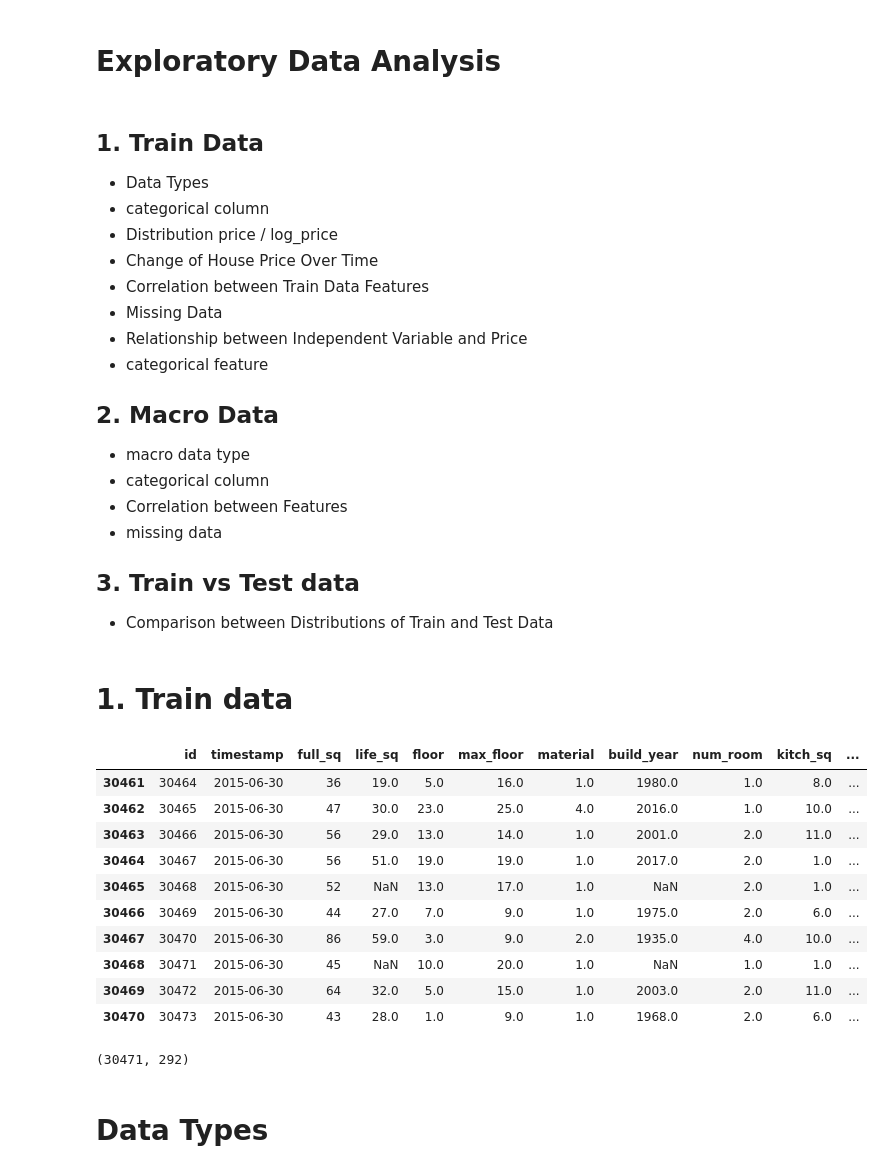
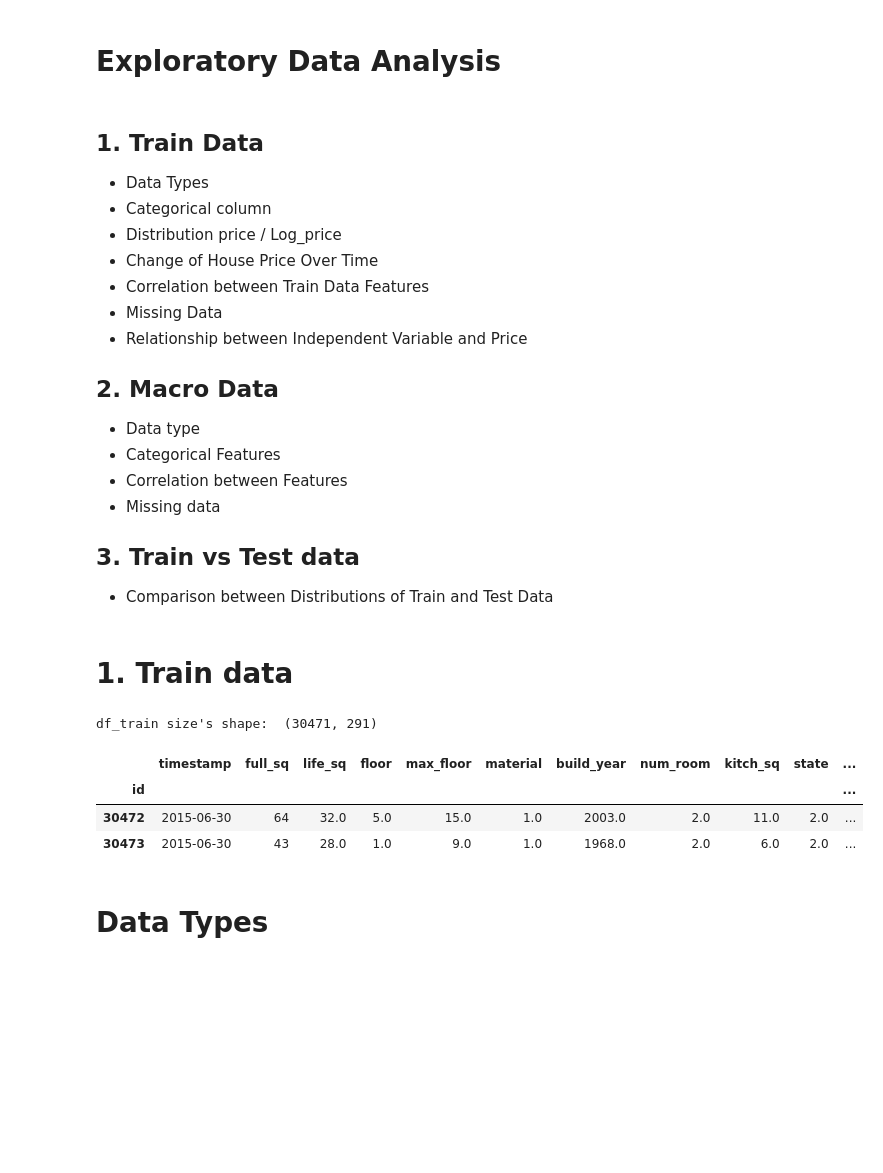
Before and after one commit to hojisu/sberbank-russian-housing-market, a Jupyter notebook: 01-Exploratory-Data-Analysis/01_Exploratory_Data_Analysis.ipynb, the cells around one changed output. Cells and saved outputs as stored; diff of their text form; code cells hidden in the pictures; blank space fills up the shorter version.

```diff
--- a/01-Exploratory-Data-Analysis/01_Exploratory_Data_Analysis.ipynb
+++ b/01-Exploratory-Data-Analysis/01_Exploratory_Data_Analysis.ipynb
@@ -3,19 +3,18 @@
 # %% [markdown]
 ## 1. Train Data
 - Data Types
-- categorical column
-- Distribution price / log_price
+- Categorical column
+- Distribution price / Log_price
 - Change of House Price Over Time
 - Correlation between Train Data Features
 - Missing Data
 - Relationship between Independent Variable and Price
-- categorical feature
 
 ## 2. Macro Data
-- macro data type
-- categorical column
+- Data type
+- Categorical Features
 - Correlation between Features
-- missing data
+- Missing data
 
 ## 3. Train vs Test data
 - Comparison between Distributions of Train and Test Data
@@ -27,24 +26,15 @@ pd.options.display.max_columns = 300
 # 1. Train data
 # %%
 # Train data
-df_train = pd.read_csv('../input/train.csv', parse_dates=['timestamp'])
-df_train.tail(10)
+df_train = pd.read_csv('../input/train.csv', index_col=0 ,parse_dates=['timestamp'])
+print("df_train size's shape: ", df_train.shape)
+df_train.tail(2)
 # %% [output]
+df_train size's shape:  (30471, 291)
-|  | id | timestamp | full_sq | life_sq | floor | max_floor | material | build_year | num_room | kitch_sq | ... |
-| 30461 | 30464 | 2015-06-30 | 36 | 19.0 | 5.0 | 16.0 | 1.0 | 1980.0 | 1.0 | 8.0 | ... |
-| 30462 | 30465 | 2015-06-30 | 47 | 30.0 | 23.0 | 25.0 | 4.0 | 2016.0 | 1.0 | 10.0 | ... |
-| 30463 | 30466 | 2015-06-30 | 56 | 29.0 | 13.0 | 14.0 | 1.0 | 2001.0 | 2.0 | 11.0 | ... |
-| 30464 | 30467 | 2015-06-30 | 56 | 51.0 | 19.0 | 19.0 | 1.0 | 2017.0 | 2.0 | 1.0 | ... |
-| 30465 | 30468 | 2015-06-30 | 52 | NaN | 13.0 | 17.0 | 1.0 | NaN | 2.0 | 1.0 | ... |
-| 30466 | 30469 | 2015-06-30 | 44 | 27.0 | 7.0 | 9.0 | 1.0 | 1975.0 | 2.0 | 6.0 | ... |
-| 30467 | 30470 | 2015-06-30 | 86 | 59.0 | 3.0 | 9.0 | 2.0 | 1935.0 | 4.0 | 10.0 | ... |
-| 30468 | 30471 | 2015-06-30 | 45 | NaN | 10.0 | 20.0 | 1.0 | NaN | 1.0 | 1.0 | ... |
-| 30469 | 30472 | 2015-06-30 | 64 | 32.0 | 5.0 | 15.0 | 1.0 | 2003.0 | 2.0 | 11.0 | ... |
-| 30470 | 30473 | 2015-06-30 | 43 | 28.0 | 1.0 | 9.0 | 1.0 | 1968.0 | 2.0 | 6.0 | ... |
+|  | timestamp | full_sq | life_sq | floor | max_floor | material | build_year | num_room | kitch_sq | state | ... |
+| id |  |  |  |  |  |  |  |  |  |  | ... |
+| 30472 | 2015-06-30 | 64 | 32.0 | 5.0 | 15.0 | 1.0 | 2003.0 | 2.0 | 11.0 | 2.0 | ... |
+| 30473 | 2015-06-30 | 43 | 28.0 | 1.0 | 9.0 | 1.0 | 1968.0 | 2.0 | 6.0 | 2.0 | ... |
-# %%
-df_train.shape
-# %% [output]
-(30471, 292)
 # %% [markdown]
 # Data Types
 # %%
```
Also changed, not shown: parts of 22 cells of this notebook, 2 other files.
